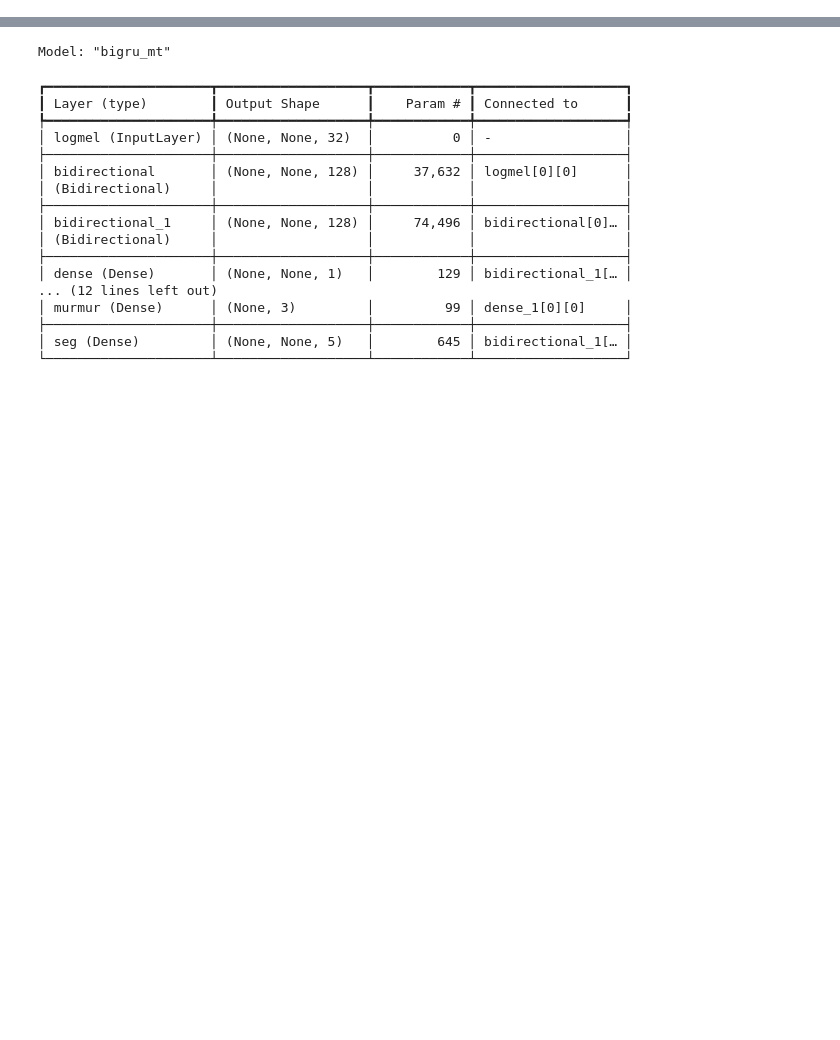
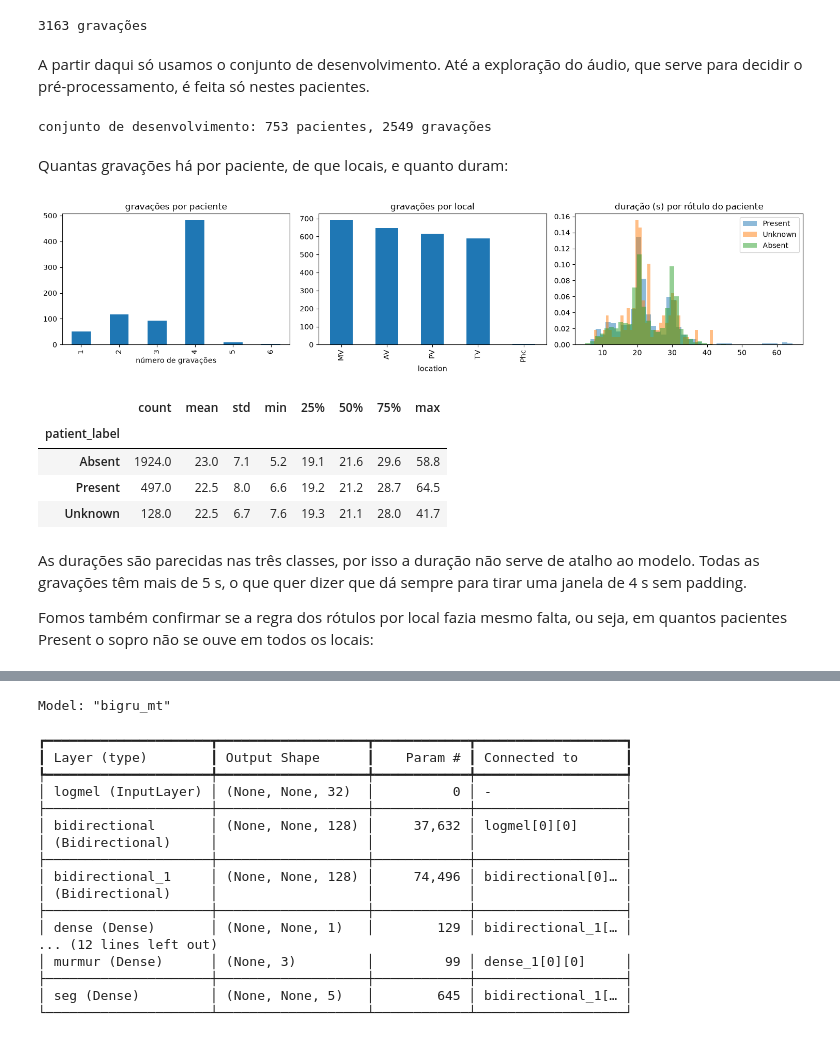
Before and after one commit to rodrigoilde/fcup-ml2, a Jupyter notebook: main.ipynb, the cells around one changed output, grey strips where cells are left out. Saved outputs shown, nothing was run; the diff lists cells and outputs as text; code cells hidden in the pictures; blank space fills up the shorter version.

```diff
--- a/main.ipynb
+++ b/main.ipynb
@@ -814,0 +512,71 @@ works on recordings without a segmentation file (the hidden test data may not in
+# %%
+def recording_label(patient_murmur, murmur_locations, location):
+    if patient_murmur != "Present":
+        return patient_murmur
+    heard = set(str(murmur_locations).split("+"))
+    return "Present" if location in heard else "Absent"
+
+
+assert recording_label("Present", "AV+TV", "TV") == "Present"
+assert recording_label("Present", "AV+TV", "MV") == "Absent"
+assert recording_label("Unknown", np.nan, "MV") == "Unknown"
+assert recording_label("Absent", np.nan, "AV") == "Absent"
+
+
+def load_recordings(patients):
+    """Uma linha por ficheiro .wav, a partir do <id>.txt de cada paciente. A duração vem do .hea (número de amostras)."""
+    rows = []
+    for p in patients.itertuples(index=False):
+        lines = (RECORDINGS_DIR / f"{p.patient_id}.txt").read_text().splitlines()
+        n_rec = int(lines[0].split()[1])
+        for line in lines[1:1 + n_rec]:
+            location, hea, wav, tsv = line.split()
+            n_samples = int((RECORDINGS_DIR / hea).read_text().split()[3])
+            rows.append(dict(
+                patient_id=p.patient_id, group_id=p.group_id, recording=wav[:-4], location=location,
+                wav=str(RECORDINGS_DIR / wav), tsv=str(RECORDINGS_DIR / tsv),
+                duration=n_samples / SR_RAW, patient_label=p.murmur,
+                rec_label=recording_label(p.murmur, p.murmur_locations, location),
+                campaign=p.campaign))
+    return pd.DataFrame(rows)
+
+
+recs = load_recordings(patients)
+print(f"{len(recs)} gravações")
+# %% [output]
+3163 gravações
+# %% [markdown]
+A partir daqui só usamos o conjunto de desenvolvimento. Até a exploração do áudio, que serve para decidir o
+pré-processamento, é feita só nestes pacientes.
+# %%
+dev_patients = patients[patients["patient_id"].isin(dev_ids)].reset_index(drop=True)
+dev_recs = recs[recs["patient_id"].isin(dev_ids)].reset_index(drop=True)
+assert not set(dev_recs["patient_id"]) & test_ids
+print(f"conjunto de desenvolvimento: {len(dev_patients)} pacientes, {len(dev_recs)} gravações")
+# %% [output]
+conjunto de desenvolvimento: 753 pacientes, 2549 gravações
+# %% [markdown]
+Quantas gravações há por paciente, de que locais, e quanto duram:
+# %%
+fig, axes = plt.subplots(1, 3, figsize=(15, 3.6))
+dev_recs.groupby("patient_id").size().value_counts().sort_index().plot.bar(ax=axes[0])
+axes[0].set_title("gravações por paciente"); axes[0].set_xlabel("número de gravações")
+dev_recs["location"].value_counts().plot.bar(ax=axes[1]); axes[1].set_title("gravações por local")
+for c in CLASSES:
+    axes[2].hist(dev_recs.loc[dev_recs["patient_label"] == c, "duration"], bins=40, alpha=0.5, density=True, label=c)
+axes[2].set_title("duração (s) por rótulo do paciente"); axes[2].legend()
+plt.tight_layout(); plt.show()
+dev_recs.groupby("patient_label")["duration"].describe().round(1)
+# %% [output]
+[figure, added]
+|  | count | mean | std | min | 25% | 50% | 75% | max |
+| patient_label |  |  |  |  |  |  |  |  |
+| Absent | 1924.0 | 23.0 | 7.1 | 5.2 | 19.1 | 21.6 | 29.6 | 58.8 |
+| Present | 497.0 | 22.5 | 8.0 | 6.6 | 19.2 | 21.2 | 28.7 | 64.5 |
+| Unknown | 128.0 | 22.5 | 6.7 | 7.6 | 19.3 | 21.1 | 28.0 | 41.7 |
+# %% [markdown]
+As durações são parecidas nas três classes, por isso a duração não serve de atalho ao modelo. Todas as gravações têm
+mais de 5 s, o que quer dizer que dá sempre para tirar uma janela de 4 s sem padding.
+
+Fomos também confirmar se a regra dos rótulos por local fazia mesmo falta, ou seja, em quantos pacientes Present o
+sopro não se ouve em todos os locais:
```
Also changed, not shown: parts of 128 cells of this notebook, 20 other files.
